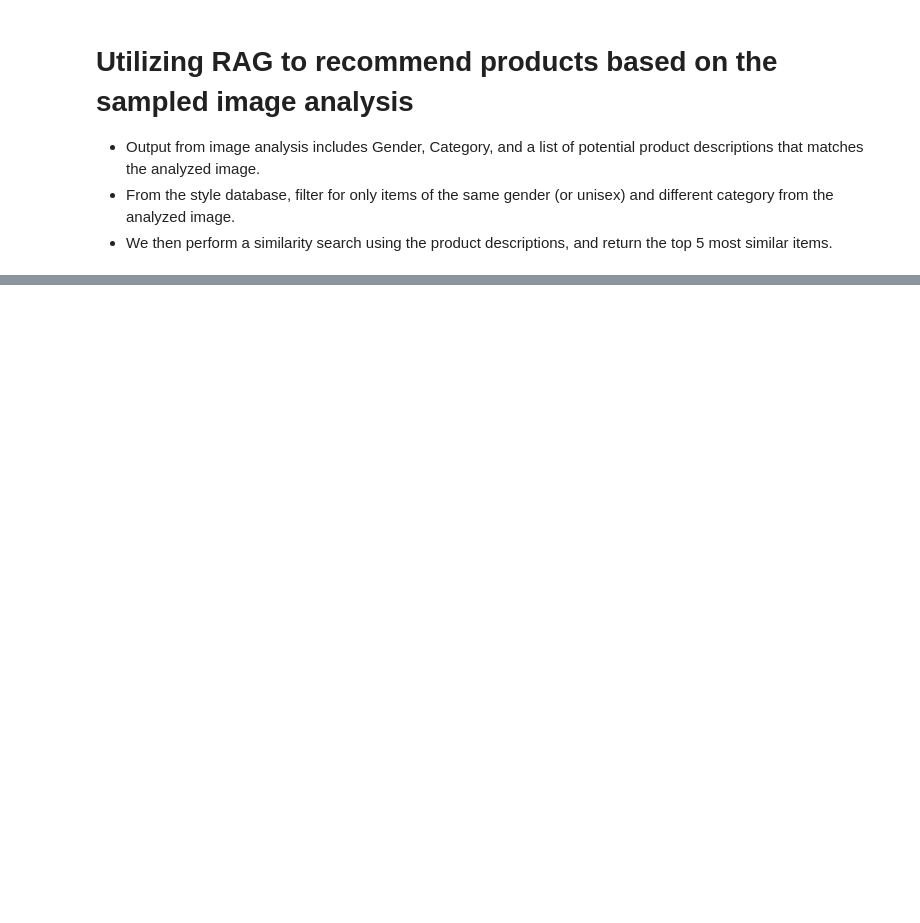
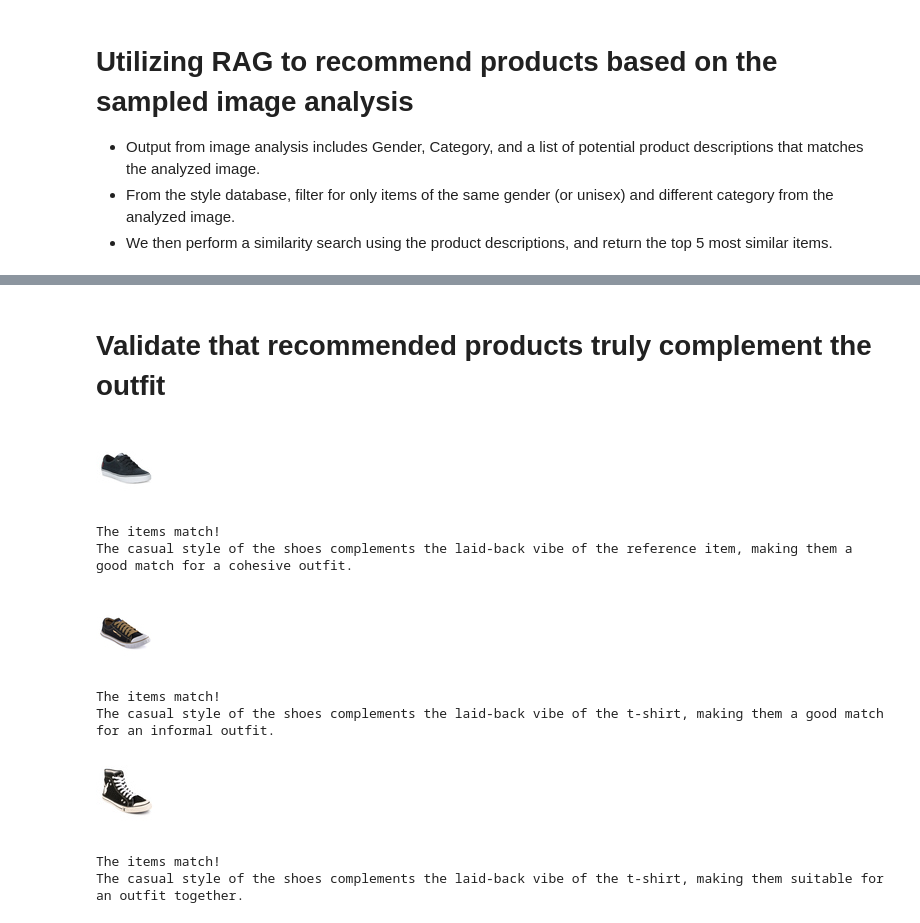
Before and after one commit to kopigeek-labs/openai-rag, a Jupyter notebook: retailnext.ipynb, the cells around one changed output, grey strips where cells are left out. Cells and saved outputs as stored; diff of their text form; code cells hidden in the pictures; blank space fills up the shorter version.

```diff
--- a/retailnext.ipynb
+++ b/retailnext.ipynb
@@ -354,0 +398,28 @@ display(HTML(html))
+# %% [markdown]
+# Validate that recommended products truly complement the outfit
+# %%
+# Select the unique paths for the generated images
+paths = list(set(paths))
+
+for path in paths:
+    # Encode the test image to base64
+    suggested_image = encode_image_to_base64(path)
+
+    # Check if the items match
+    match = json.loads(check_match(encoded_image, suggested_image))
+
+    # Display the image and the analysis results
+    if match["answer"] == 'yes':
+        display(Image(filename=path))
+        print("The items match!")
+        print(match["reason"])
+# %% [output]
+[figure, added]
+The items match!
+The casual style of the shoes complements the laid-back vibe of the reference item, making them a good match for a cohesive outfit.
+[figure, added]
+The items match!
+The casual style of the shoes complements the laid-back vibe of the t-shirt, making them a good match for an informal outfit.
+[figure, added]
+The items match!
+The casual style of the shoes complements the laid-back vibe of the t-shirt, making them suitable for an outfit together.
```
Also changed, not shown: parts of 8 cells of this notebook.
